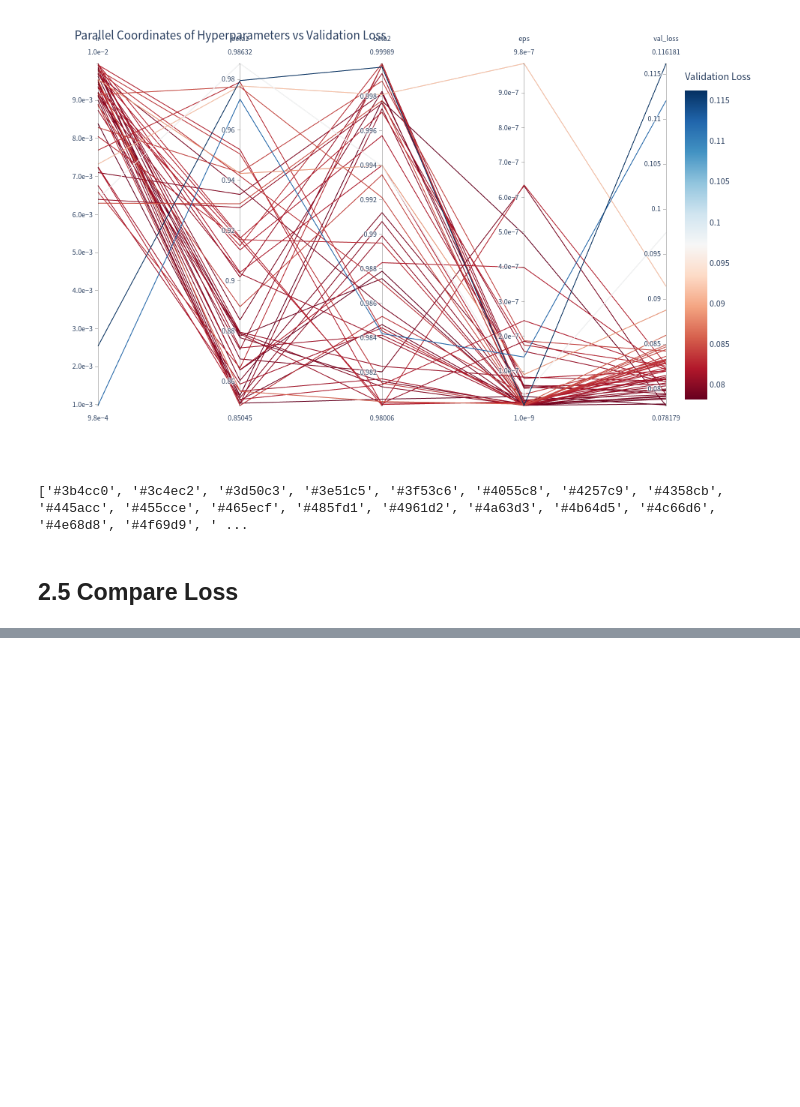
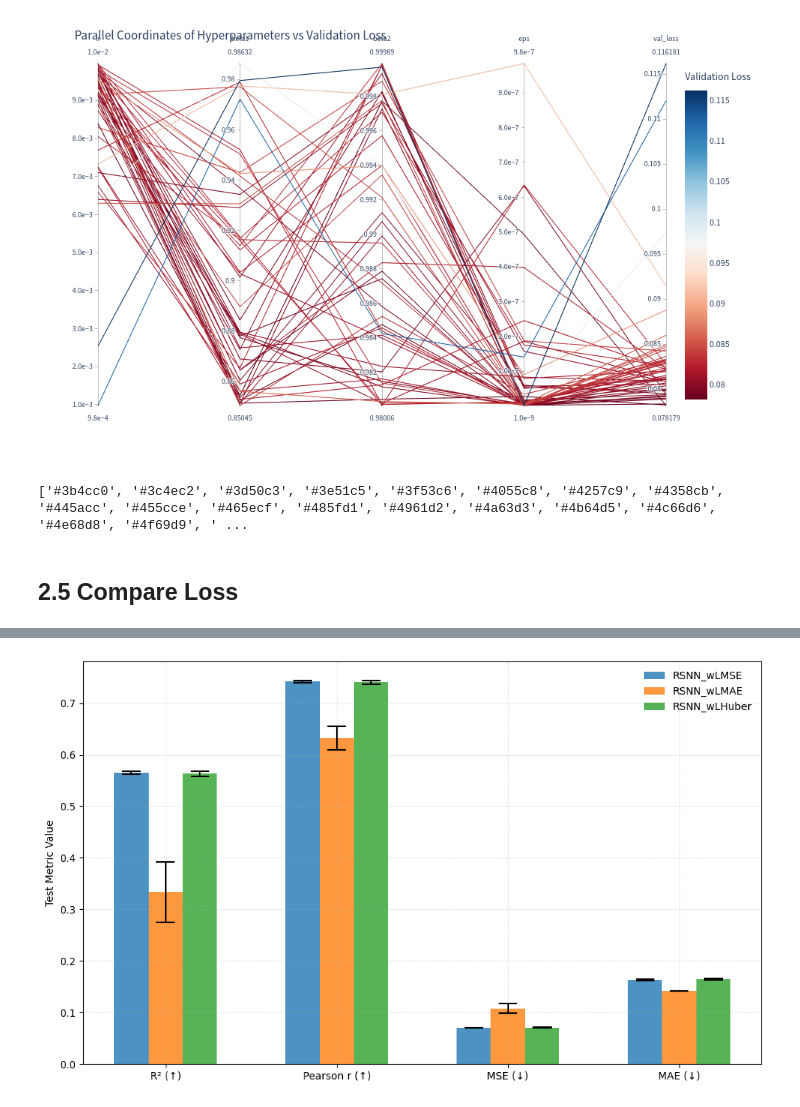
Before and after one commit to LuposX/FlexSpike, a Jupyter notebook: utils/generate_graphics.ipynb, the cells around one changed output, grey strips where cells are left out. Saved outputs shown, nothing was run; the diff lists cells and outputs as text; code cells hidden in the pictures; blank space fills up the shorter version.

```diff
--- a/utils/generate_graphics.ipynb
+++ b/utils/generate_graphics.ipynb
@@ -302,7 +300,7 @@ include = ["RSNN_wHypOptim_4L", "RSNN_wHypOptim_6L", "RSNN_wHypOptim_8L", "RSNN_
 include = ["RSNN_wHypOptim_4L", "RSNN_wHypOptim_Skip2", "RSNN_wHypOptim_Skip3", "RSNN_wHypOptim_Skip4"]
 include = ["RSNN_wHypOpt", "RSNN_wHypOpt_Bntt", "RSNN_wHypOpt_LayNorm"]
 include = ["RSNN_wLMSE", "RSNN_wLMAE", "RSNN_wLHuber"]
-# include = ["SLSTM_4L", "SLSTM_8L"]
+include = ["SLSTM_4L", "SLSTM_8L"]
 
 window = 1  # smoothing window, bigger smoother
 
@@ -888,14 +870,76 @@ wandb: Currently logged in as: lupos to https://api.wandb.ai. Use `wandb login -
 # %%
-run_MAE = api.run("lupos/surrogate-confidence/2kbqjnaz")
+import matplotlib.pyplot as plt
+import numpy as np
+import re
+from matplotlib.ticker import PercentFormatter
 
-artifact_mae = wandb.Api().artifact("lupos/surrogate-confidence/model-2kbqjnaz:v0") # MAE
-artifact_mse = wandb.Api().artifact("lupos/surrogate-confidence/model-xvdpufvp:v0") # MSE
-artifact_huber = wandb.Api().artifact("lupos/surrogate-confidence/model-k9uh173e:v0") # Huber
+# Metrics to plot instead of layers
+metric_cols = ["test_r2", "test_pearson", "test_mse", "test_mae"]
 
-artifact_dir = artifact_mae.download()
-artifact_dir = artifact_mse.download()
-artifact_dir = artifact_huber.download()
+# Models (prefixes) to include
+include = ["RSNN_wLMSE", "RSNN_wLMAE", "RSNN_wLHuber"]
 
-print("Dir: ", artifact_dir)
-os.listdir(artifact_dir)
+grouped_data = []
+for model_prefix in include:
+    pattern = re.compile(f"^{re.escape(model_prefix)}_run")
+    group = df[df["run_name"].str.match(pattern)]
+    if len(group) == 0:
+        continue
+
+    # Last row of each run
+    last_steps = group.groupby("run_name").tail(1)
+
+    # Compute mean & std for the selected metrics
+    means = last_steps[metric_cols].mean()
+    stds = last_steps[metric_cols].std()
+
+    # Keep only metrics present in the DF
+    valid = means.notna()
+    means = means[valid]
+    stds = stds[valid]
+    grouped_data.append((model_prefix, means, stds))
+
+# Metric names and index positions
+metric_names = grouped_data[0][1].index
+metric_indices = np.arange(len(metric_names))
+
+# Plot
+n_models = len(grouped_data)
+width = 0.2
+fig, ax = plt.subplots(figsize=(10, 6))
+colors = plt.get_cmap("tab10").colors
+offset = -width*(n_models-1)/2
+
+for i, (model_name, means, stds) in enumerate(grouped_data):
+    positions = metric_indices + offset + i*width
+    bars = ax.bar(positions, means.values, width=width,
+                  color=colors[i % len(colors)], alpha=0.8, label=model_name)
+
+    # Add std as vertical line + caps
+    for x, m, s in zip(positions, means.values, stds.values):
+        ax.plot([x, x], [m - s, m + s], color='black', lw=1.5)
+        ax.plot([x - width/4, x + width/4], [m + s, m + s], color='black', lw=1.5)
+        ax.plot([x - width/4, x + width/4], [m - s, m - s], color='black', lw=1.5)
+
+# X-axis labels (just metrics)
+ax.set_xticks(metric_indices)
+ax.set_xticklabels(metric_names)
+
+ax.set_ylabel("Test Metric Value")
+ax.grid(True, linestyle="--", alpha=0.3)
+ax.legend(frameon=False)
+
+pretty_names = {
+    "test_r2": "R² (↑)",
+    "test_pearson": "Pearson r (↑)",
+    "test_mse": "MSE (↓)",
+    "test_mae": "MAE (↓)",
+}
+
+ax.set_xticks(metric_indices)
+ax.set_xticklabels([pretty_names[m] for m in metric_names])
+
+plt.tight_layout()
+plt.savefig("spike_activity_test_metrics.pdf", bbox_inches="tight")
+plt.show()
 # %% [output]
@@ -906,0 +946 @@ Dir:  /home/monkeman/SpikeSynth/utils/artifacts/model-k9uh173e:v0
+[figure, added]
```
Also changed, not shown: parts of 14 cells of this notebook, 1 other file.
